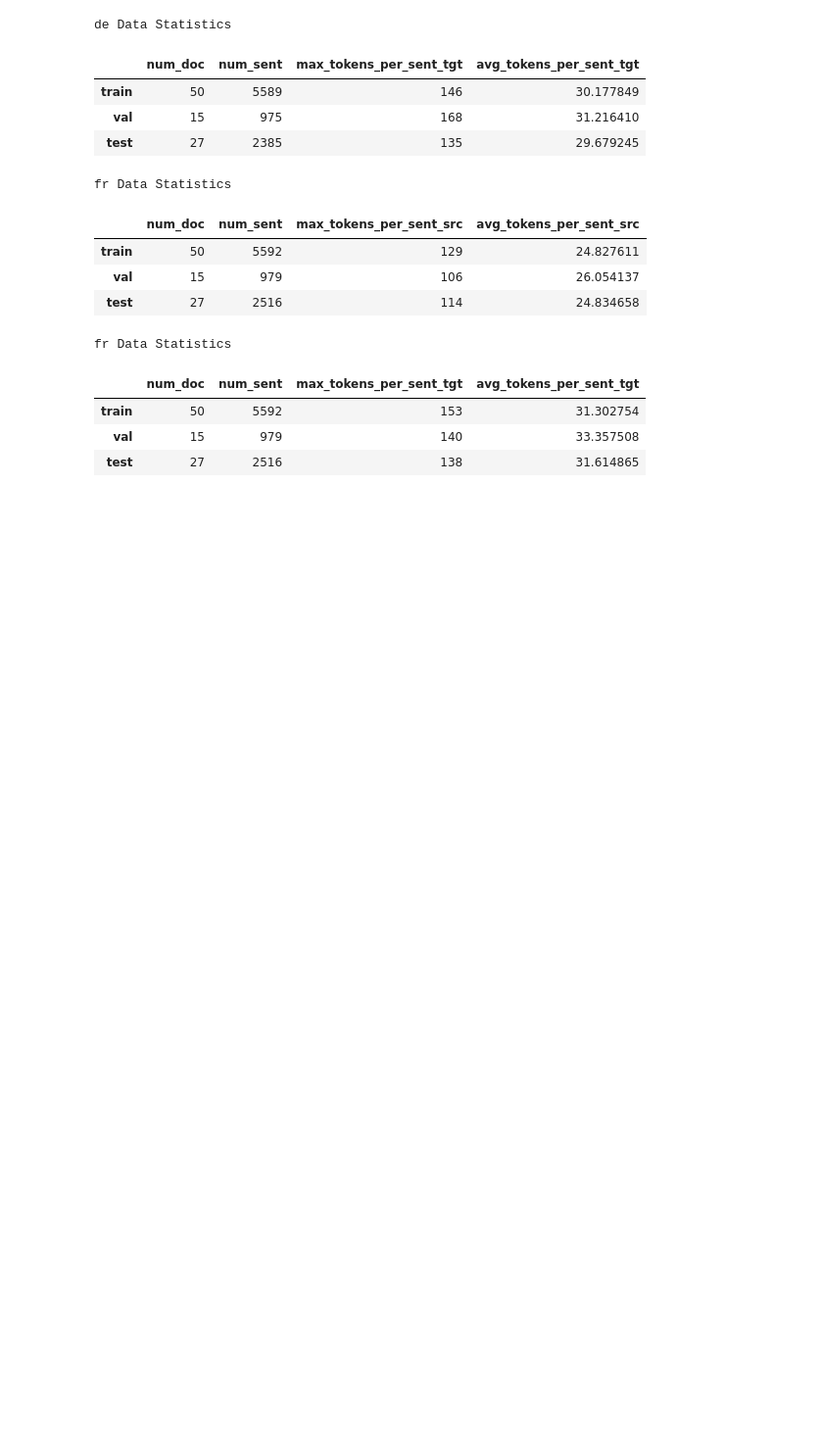
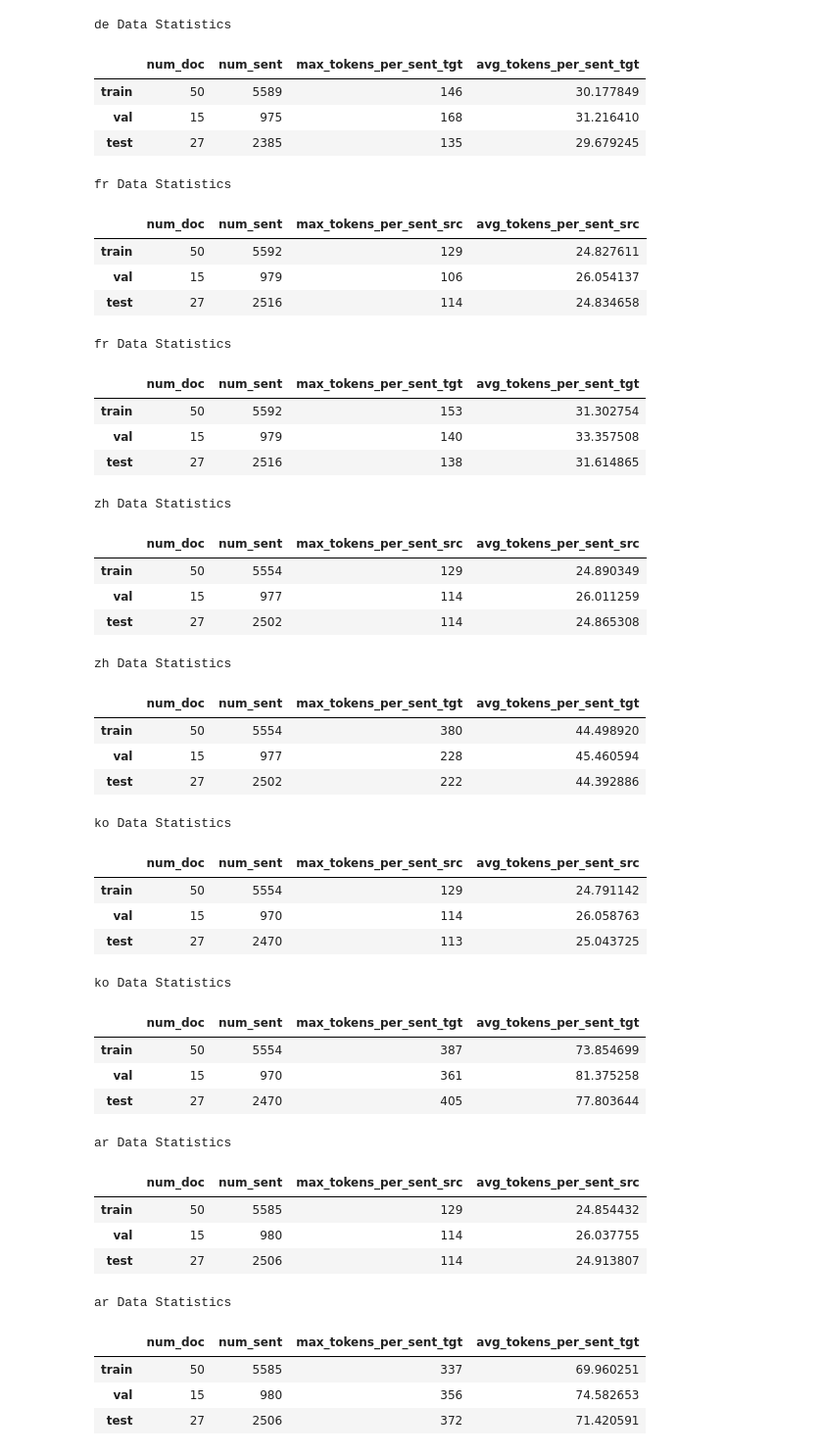
Before and after one commit to su0315/LLM_Contextual_Prompt_MT, a Jupyter notebook: notebook/ted_gendata_statistics.ipynb, the cells around one changed output. Shown at 98% size. Saved outputs shown, nothing was run; the diff lists cells and outputs as text; code cells hidden in the pictures; blank space fills up the shorter version.

Commit message:
pos: ted statistics updated

```diff
--- a/notebook/ted_gendata_statistics.ipynb
+++ b/notebook/ted_gendata_statistics.ipynb
@@ -219,6 +219,7 @@ for lang in lang_list:
     stat_tgt = stat_tgt.style.set_caption(f"{lang} Data Statistics")
     data_statistics.append(stat_tgt)
     print (stat_tgt)
+    stat_tgt
 # %% [output]
 ja
 <pandas.io.formats.style.Styler object at 0x...>
@@ -239,7 +240,7 @@ ar
 <pandas.io.formats.style.Styler object at 0x...>
 <pandas.io.formats.style.Styler object at 0x...>
 # %%
-for i, lang in zip(data_statistics, lang_list):
+for i, lang in zip(data_statistics[:7], lang_list):
     display(i)
 # %% [output]
 ja Data Statistics
@@ -272,3 +273,37 @@ fr Data Statistics
 | train | 50 | 5592 | 153 | 31.302754 |
 | val | 15 | 979 | 140 | 33.357508 |
 | test | 27 | 2516 | 138 | 31.614865 |
+# %%
+for i, lang in zip(data_statistics[6:], lang_list):
+    display(i)
+# %% [output]
+zh Data Statistics
+|  | num_doc | num_sent | max_tokens_per_sent_src | avg_tokens_per_sent_src |
+| train | 50 | 5554 | 129 | 24.890349 |
+| val | 15 | 977 | 114 | 26.011259 |
+| test | 27 | 2502 | 114 | 24.865308 |
+zh Data Statistics
+|  | num_doc | num_sent | max_tokens_per_sent_tgt | avg_tokens_per_sent_tgt |
+| train | 50 | 5554 | 380 | 44.498920 |
+| val | 15 | 977 | 228 | 45.460594 |
+| test | 27 | 2502 | 222 | 44.392886 |
+ko Data Statistics
+|  | num_doc | num_sent | max_tokens_per_sent_src | avg_tokens_per_sent_src |
+| train | 50 | 5554 | 129 | 24.791142 |
+| val | 15 | 970 | 114 | 26.058763 |
+| test | 27 | 2470 | 113 | 25.043725 |
+ko Data Statistics
+|  | num_doc | num_sent | max_tokens_per_sent_tgt | avg_tokens_per_sent_tgt |
+| train | 50 | 5554 | 387 | 73.854699 |
+| val | 15 | 970 | 361 | 81.375258 |
+| test | 27 | 2470 | 405 | 77.803644 |
+ar Data Statistics
+|  | num_doc | num_sent | max_tokens_per_sent_src | avg_tokens_per_sent_src |
+| train | 50 | 5585 | 129 | 24.854432 |
+| val | 15 | 980 | 114 | 26.037755 |
+| test | 27 | 2506 | 114 | 24.913807 |
+ar Data Statistics
+|  | num_doc | num_sent | max_tokens_per_sent_tgt | avg_tokens_per_sent_tgt |
+| train | 50 | 5585 | 337 | 69.960251 |
+| val | 15 | 980 | 356 | 74.582653 |
+| test | 27 | 2506 | 372 | 71.420591 |
```
